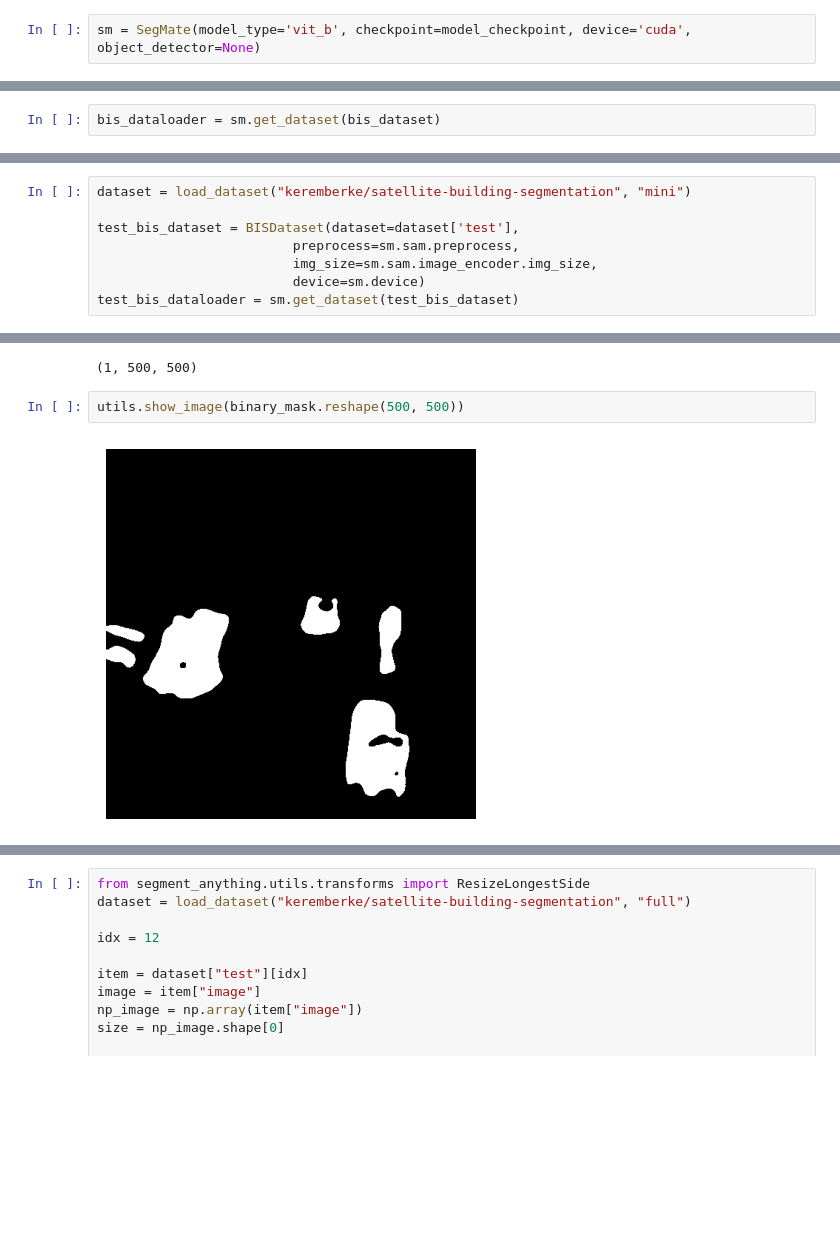
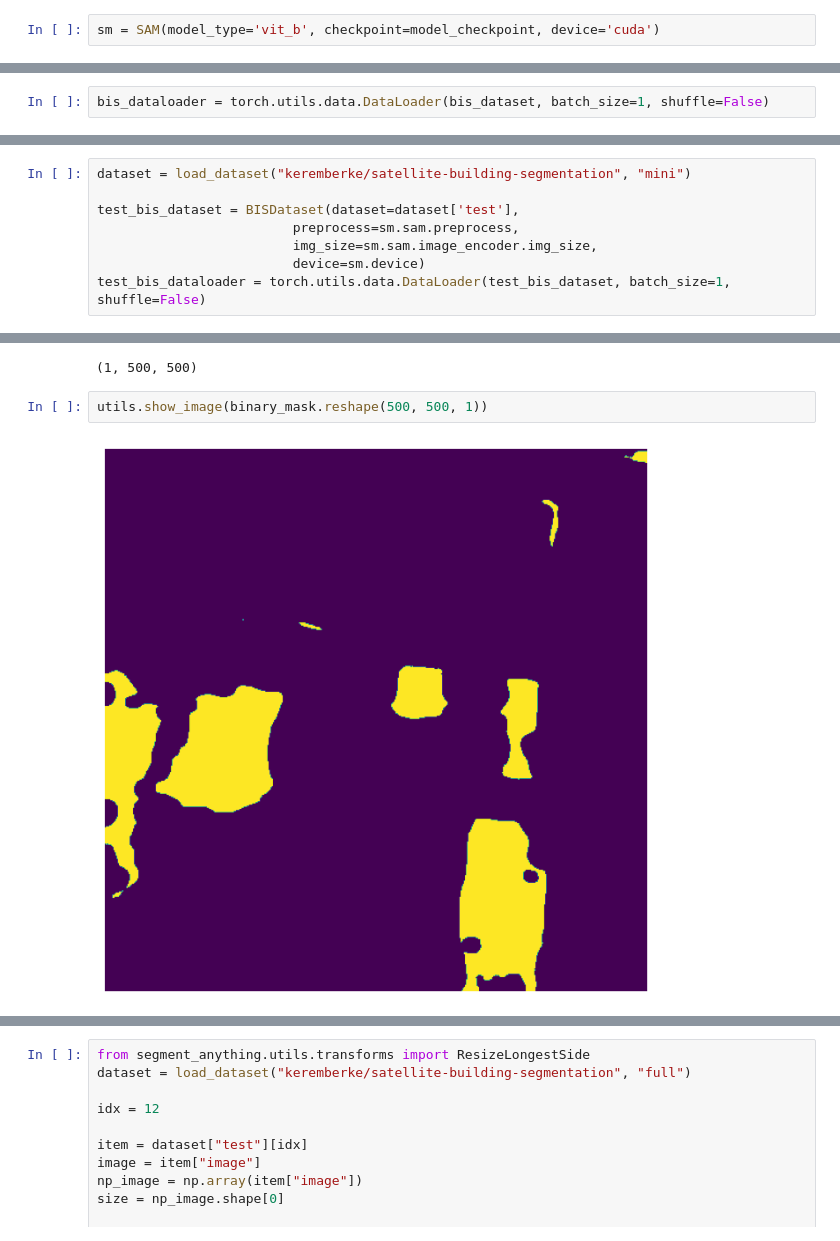
Before and after one commit to VectorInstitute/SegMate, a Jupyter notebook: example/custom_decoder.ipynb, the cells around one changed output, grey strips where cells are left out. Cells and saved outputs as stored; diff of their text form; blank space fills up the shorter version.

```diff
--- a/example/custom_decoder.ipynb
+++ b/example/custom_decoder.ipynb
@@ -41,7 +35,7 @@ Let's create the instance and load the model:
 # %%
 model_checkpoint = '/ssd003/projects/aieng/image_models/sam_vit_b.pth'
 # %%
-sm = SegMate(model_type='vit_b', checkpoint=model_checkpoint, device='cuda', object_detector=None)
+sm = SAM(model_type='vit_b', checkpoint=model_checkpoint, device='cuda')
 # %% [markdown]
 ### Using Building Image Segmentation Dataset
 
@@ -66,5 +60,5 @@ bis_dataset = BISDataset(dataset=dataset['train'],
                          img_size=sm.sam.image_encoder.img_size,
                          device=sm.device)
 # %%
-bis_dataloader = sm.get_dataset(bis_dataset)
+bis_dataloader = torch.utils.data.DataLoader(bis_dataset, batch_size=1, shuffle=False)
 # %%
@@ -248,7 +180,7 @@ test_bis_dataset = BISDataset(dataset=dataset['test'],
                          preprocess=sm.sam.preprocess,
                          img_size=sm.sam.image_encoder.img_size,
                          device=sm.device)
-test_bis_dataloader = sm.get_dataset(test_bis_dataset)
+test_bis_dataloader = torch.utils.data.DataLoader(test_bis_dataset, batch_size=1, shuffle=False)
 # %%
 # Set the decoder to evaluation mode
 decoder.eval()
@@ -284,7 +216,7 @@ binary_mask.shape
 # %% [output]
 (1, 500, 500)
 # %%
-utils.show_image(binary_mask.reshape(500, 500))
+utils.show_image(binary_mask.reshape(500, 500, 1))
 # %% [output]
-[figure, old version]
+[figure, new version]
 # %%
```
Also changed, not shown: parts of 7 cells of this notebook.
